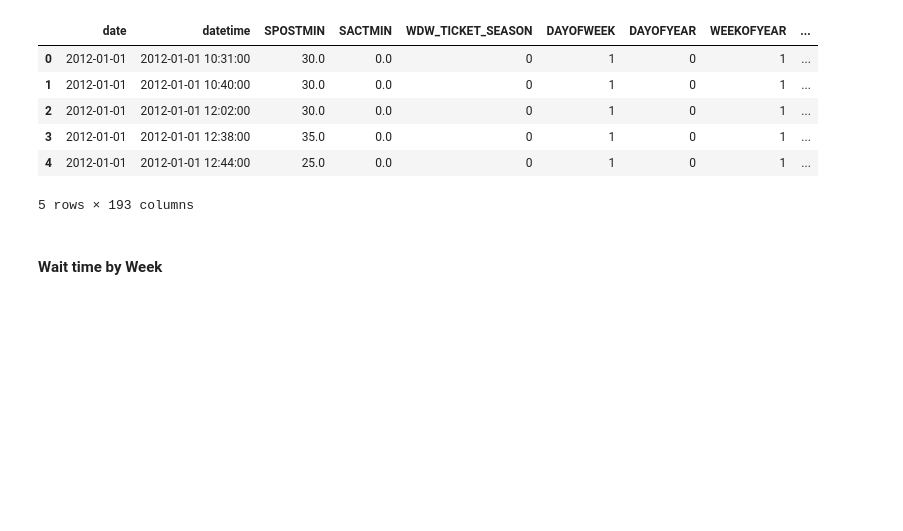
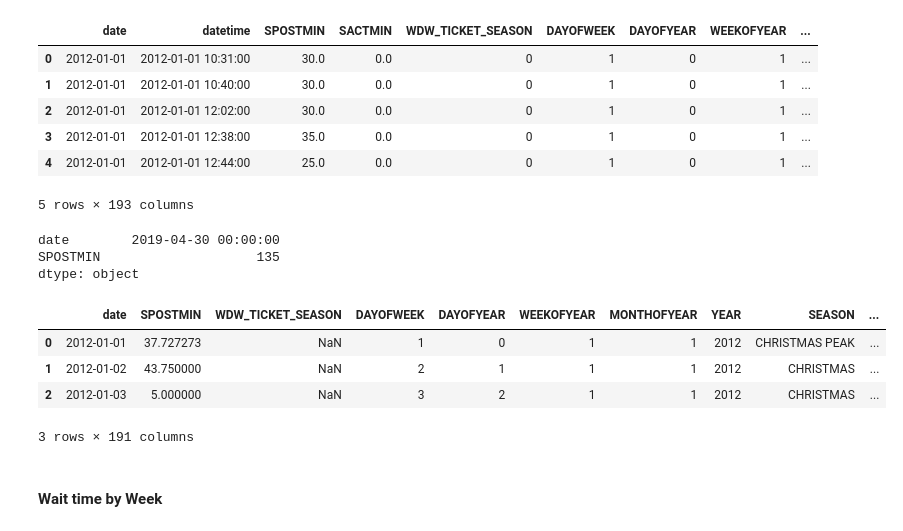
Before and after one commit to daviding11/Splash-Mountain-Wait-Time-Analysis, a Jupyter notebook: Data_Visualization_daviding.ipynb, the cells around one changed output. Cells and saved outputs as stored; diff of their text form; code cells hidden in the pictures; blank space fills up the shorter version.

```diff
--- a/Data_Visualization_daviding.ipynb
+++ b/Data_Visualization_daviding.ipynb
@@ -194,17 +57,22 @@ sum_by_day = meta_splash.groupby('date')['SPOSTMIN'].mean()
 #reset index to create dataframe columns
 sum_by_day = sum_by_day.reset_index()
 sum_by_day = pd.DataFrame(sum_by_day,columns=['date','SPOSTMIN'])
-sum_by_day.head()
+sum_by_day.max()
+# %% [output]
+date        2019-04-30 00:00:00
+SPOSTMIN                    135
+dtype: object
 # %%
 meta['DATE'] = pd.to_datetime(meta['DATE'])
 #merge back with original meta set for daily weighted averages
 meta_splash2 = pd.merge(sum_by_day, meta, left_on="date", right_on="DATE").drop('DATE', axis = 1)
-
-# change month and day to names of month and day ie: 1 to Sunday, 1 to January
-meta_splash2['DAY'] = meta_splash2['date'].dt.weekday_name
-meta_splash2['MONTH'] = meta_splash2['date'].dt.month_name()
-
-meta_splash2.head()
+meta_splash2.head(n = 3)
+# %% [output]
+|  | date | SPOSTMIN | WDW_TICKET_SEASON | DAYOFWEEK | DAYOFYEAR | WEEKOFYEAR | MONTHOFYEAR | YEAR | SEASON | ... |
+| 0 | 2012-01-01 | 37.727273 | NaN | 1 | 0 | 1 | 1 | 2012 | CHRISTMAS PEAK | ... |
+| 1 | 2012-01-02 | 43.750000 | NaN | 2 | 1 | 1 | 1 | 2012 | CHRISTMAS | ... |
+| 2 | 2012-01-03 | 5.000000 | NaN | 3 | 2 | 1 | 1 | 2012 | CHRISTMAS | ... |
+3 rows × 191 columns
 # %%
 #fill na for new meta splash data
 meta_splash2 = meta_splash2.fillna(0)
```
Also changed, not shown: parts of 54 cells of this notebook, 1 other file.
